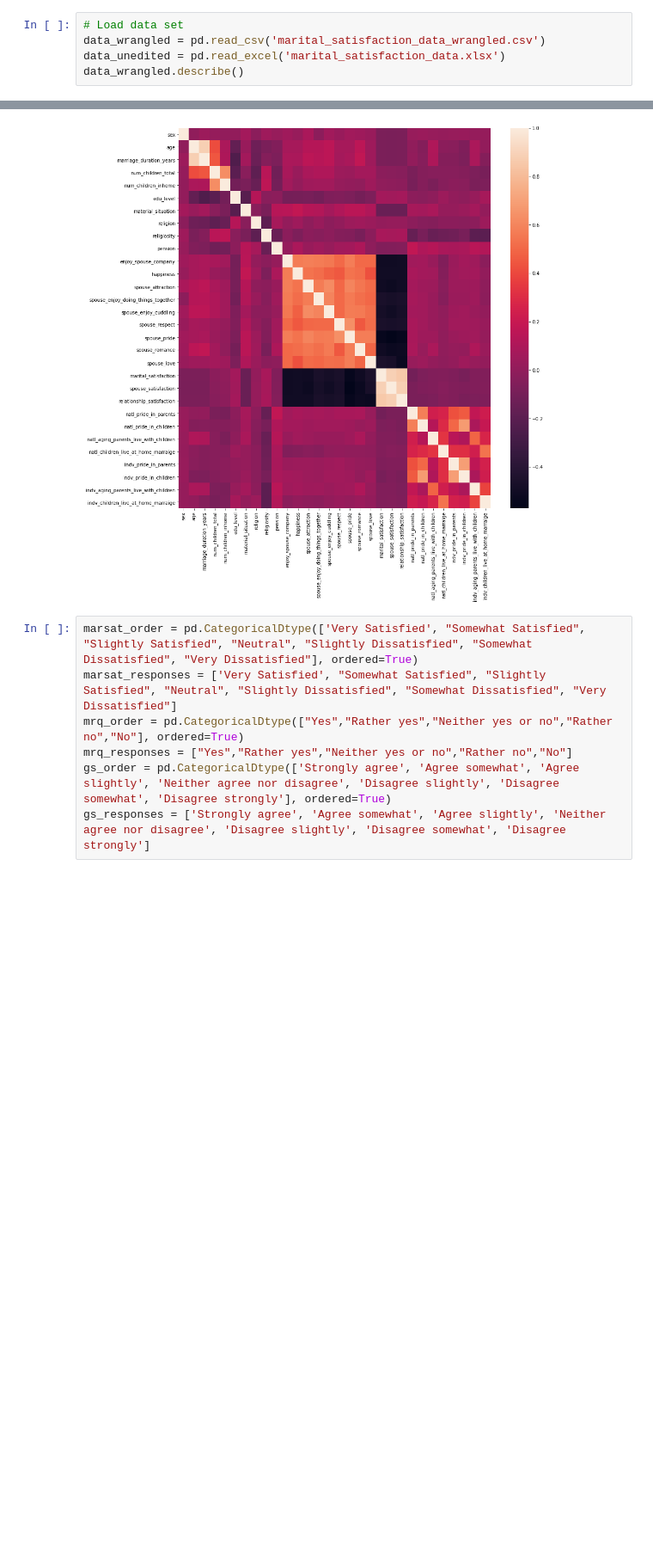
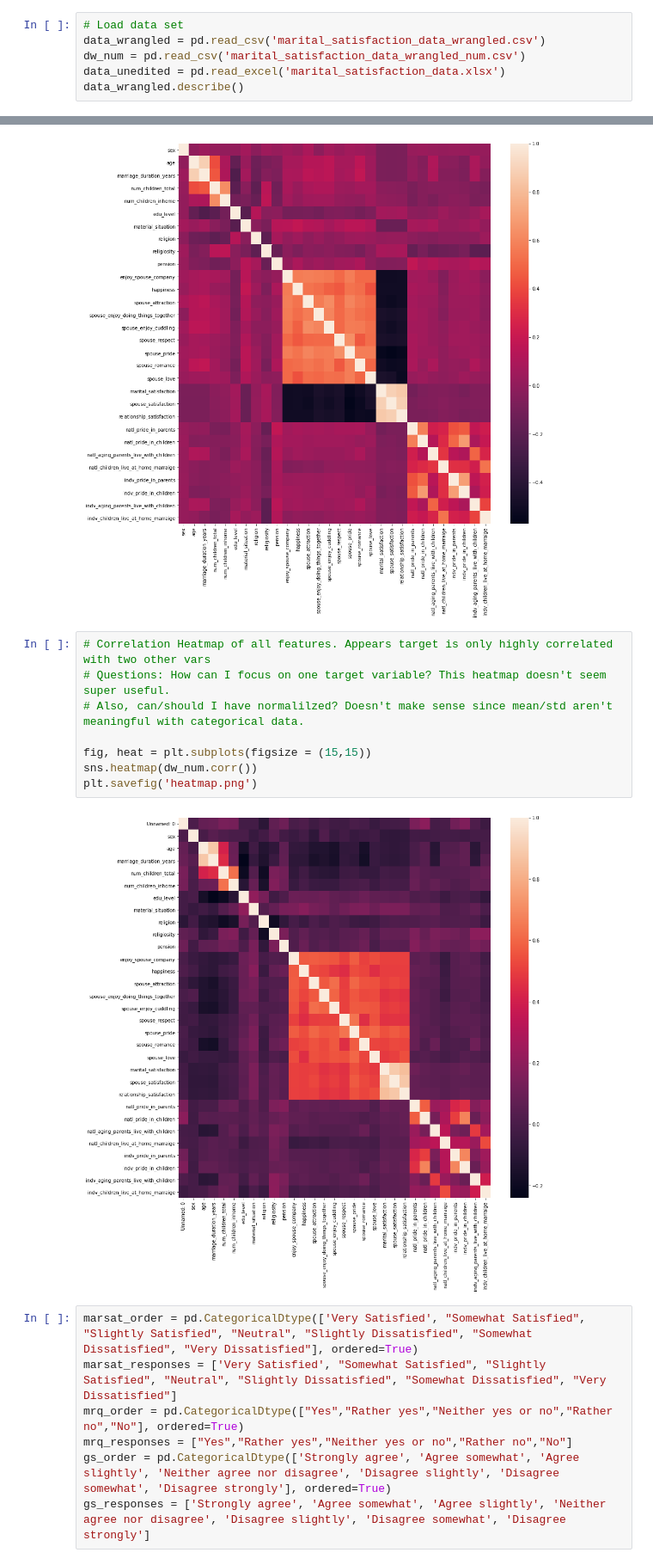
Before and after one commit to clahonta/Springboard_Capstone_2, a Jupyter notebook: Capstone Three - Exploratory Data Analysis.ipynb, the cells around one changed output, grey strips where cells are left out. Shown at 86% size. Saved outputs shown, nothing was run; the diff lists cells and outputs as text; blank space fills up the shorter version.

```diff
--- a/Capstone Three - Exploratory Data Analysis.ipynb
+++ b/Capstone Three - Exploratory Data Analysis.ipynb
@@ -11,6 +11,7 @@ import sklearn as sk
 # %%
 # Load data set
 data_wrangled = pd.read_csv('marital_satisfaction_data_wrangled.csv')
+dw_num = pd.read_csv('marital_satisfaction_data_wrangled_num.csv')
 data_unedited = pd.read_excel('marital_satisfaction_data.xlsx')
 data_wrangled.describe()
 # %% [output]
@@ -105,6 +103,16 @@ sns.heatmap(data_unedited.corr())
 # %% [output]
 <matplotlib.axes._subplots.AxesSubplot at 0x...>
 [figure]
+# %%
+# Correlation Heatmap of all features. Appears target is only highly correlated with two other vars
+# Questions: How can I focus on one target variable? This heatmap doesn't seem super useful.
+# Also, can/should I have normalilzed? Doesn't make sense since mean/std aren't meaningful with categorical data.
+
+fig, heat = plt.subplots(figsize = (15,15))
+sns.heatmap(dw_num.corr())
+plt.savefig('heatmap.png')
+# %% [output]
+[figure, added]
 # %%
 marsat_order = pd.CategoricalDtype(['Very Satisfied', "Somewhat Satisfied", "Slightly Satisfied", "Neutral", "Slightly Dissatisfied", "Somewhat Dissatisfied", "Very Dissatisfied"], ordered=True)
 marsat_responses = ['Very Satisfied', "Somewhat Satisfied", "Slightly Satisfied", "Neutral", "Slightly Dissatisfied", "Somewhat Dissatisfied", "Very Dissatisfied"]
```
Also changed, not shown: parts of 8 cells of this notebook, 12 other files.
